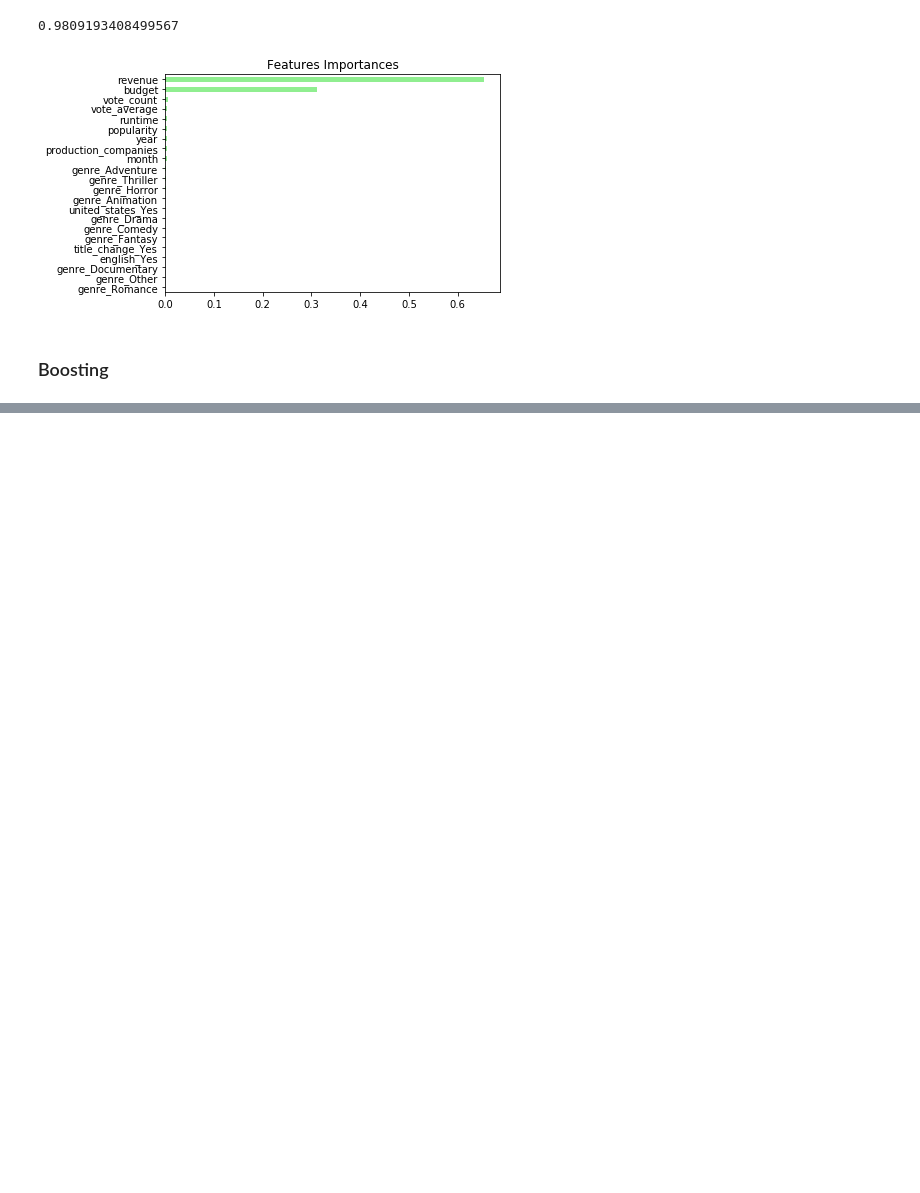
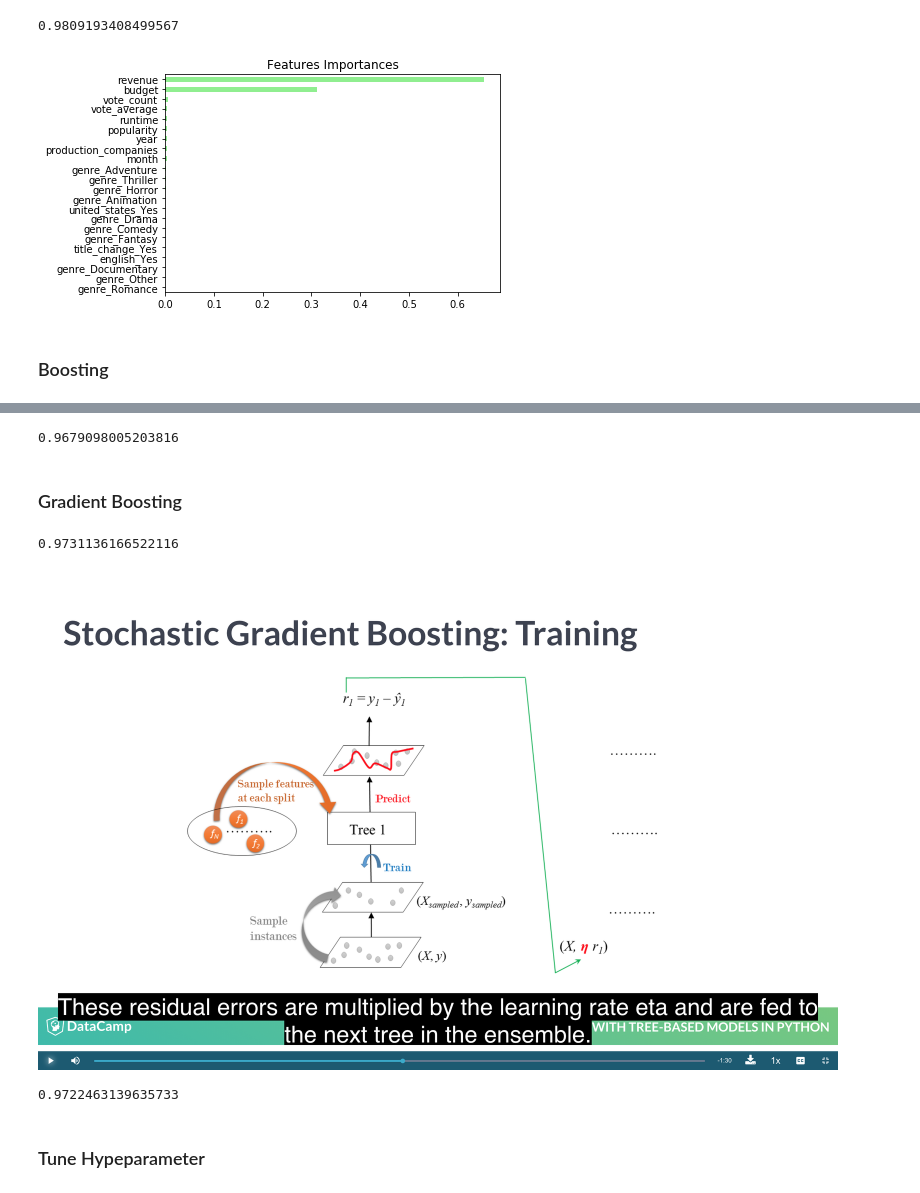
Before and after one commit to weitianyi1996/Machine-Learning-Algorithms-Notes, a Jupyter notebook: Machine Learning Algorithms Notes.ipynb, the cells around one changed output, grey strips where cells are left out. Cells and saved outputs as stored; diff of their text form; code cells hidden in the pictures; blank space fills up the shorter version.

```diff
--- a/Machine Learning Algorithms Notes.ipynb
+++ b/Machine Learning Algorithms Notes.ipynb
@@ -388,0 +395,15 @@ plt.show()
+# %%
+from sklearn.tree import DecisionTreeClassifier
+from sklearn.ensemble import AdaBoostClassifier
+# Instantiate dt
+dt = DecisionTreeClassifier(max_depth=3, random_state=1)
+# Instantiate ada
+ada = AdaBoostClassifier(base_estimator=dt, n_estimators=1000, random_state=1)
+ada.fit(X_train,y_train)
+
+y_pred=ada.predict(X_test)
+accuracy_score(y_pred,y_test)
+# %% [output]
+0.9679098005203816
+# %% [markdown]
+### Gradient Boosting
@@ -388,0 +414,11 @@ plt.show()
+# %%
+from sklearn.ensemble import GradientBoostingClassifier
+
+# Instantiate gb
+gb = GradientBoostingClassifier(n_estimators=200, max_depth=4,random_state=2)
+gb.fit(X_train,y_train)
+
+y_pred = gb.predict(X_test)
+accuracy_score(y_pred,y_test)
+# %% [output]
+0.9731136166522116
@@ -388,0 +430,21 @@ plt.show()
+# %%
+from IPython.display import Image
+PATH = "/Users/wty24/Desktop/2020 Fulltime Data Scientist!/MLscreenShot/"
+Image(filename = PATH + "SGD.png", width=800, height=500)
+#material source: DataCamp
+# %% [output]
+[figure, added]
+# %%
+#sgd code
+from sklearn.ensemble import GradientBoostingClassifier
+# Instantiate sgbr
+sgbr = GradientBoostingClassifier(max_depth=4, subsample=0.9,max_features=0.75,n_estimators=200,random_state=2)
+sgbr.fit(X_train,y_train)
+y_pred=sgbr.predict(X_test)
+
+acc=accuracy_score(y_pred,y_test)
+acc
+# %% [output]
+0.9722463139635733
+# %% [markdown]
+### Tune Hypeparameter
```
Also changed, not shown: parts of 6 cells of this notebook.
